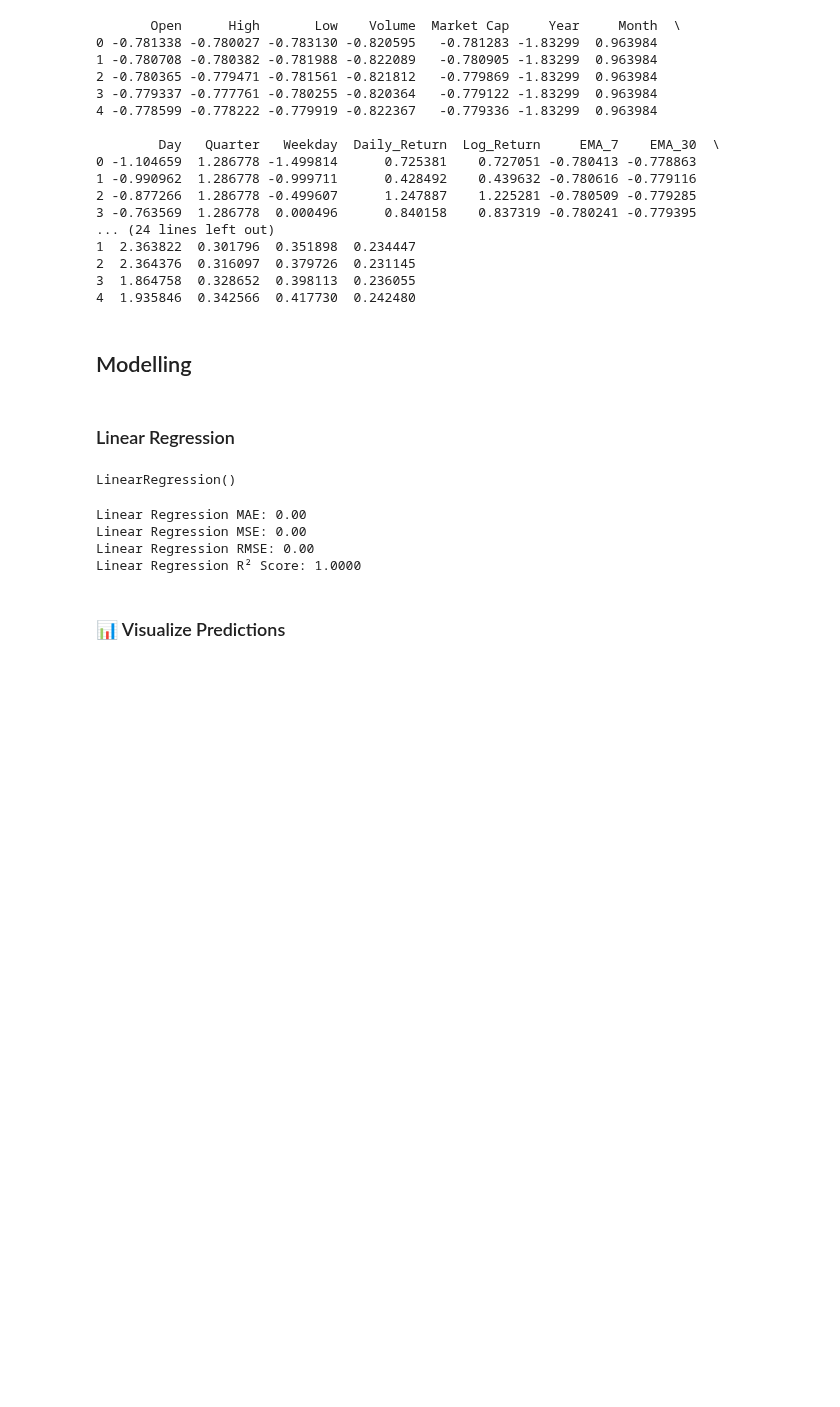
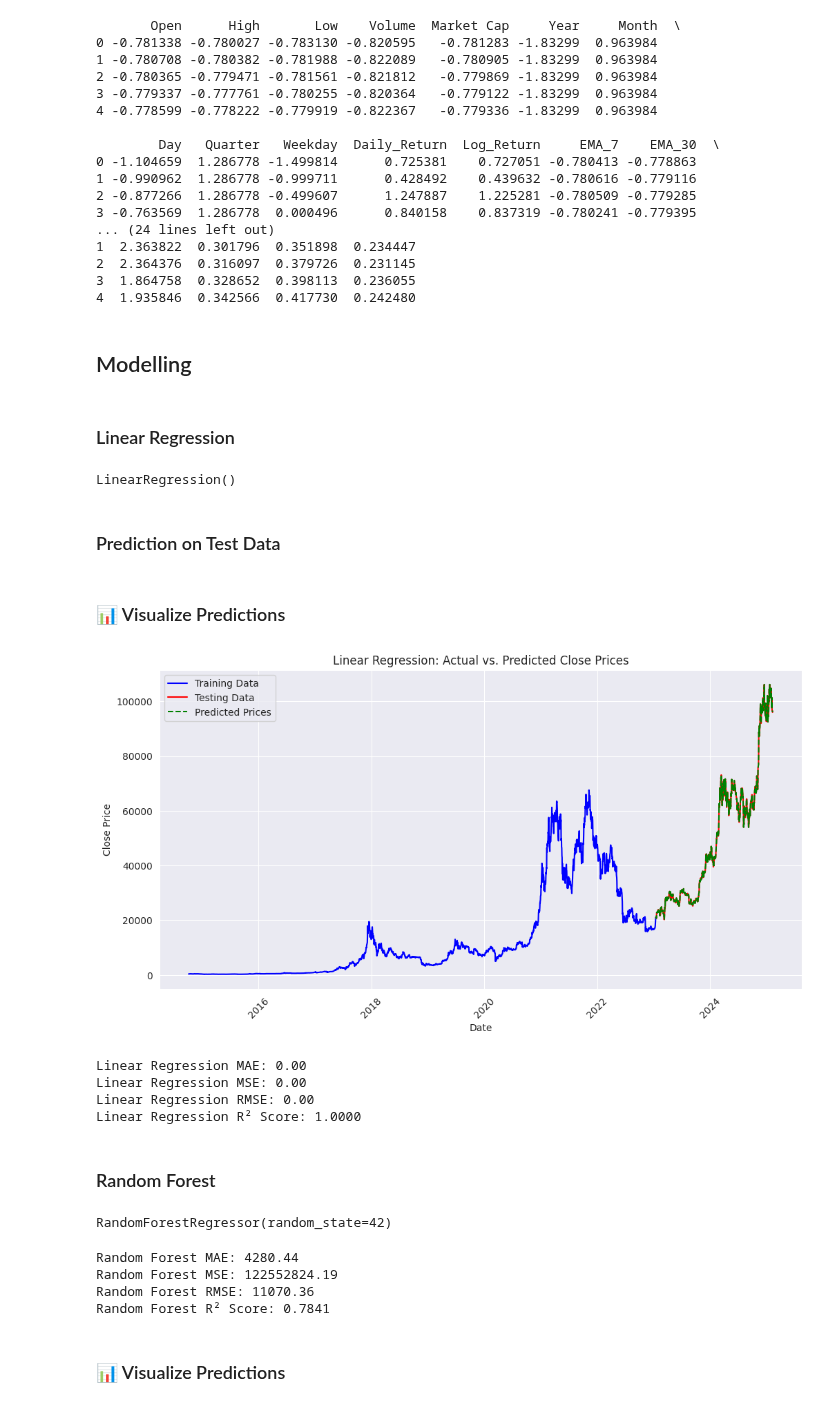
Before and after one commit to bonareri/Cryptocurrency-Price-Prediction-, a Jupyter notebook: Logistic_regression_Random_Forest.ipynb, the cells around one changed output. Drawn from its saved outputs; the diff is of its cells as text; code cells hidden in the pictures; blank space fills up the shorter version.

```diff
--- a/Logistic_regression_Random_Forest.ipynb
+++ b/Logistic_regression_Random_Forest.ipynb
@@ -175,7 +263,7 @@ y_test_lr = y_test
 # Initialize Linear Regression Model
 lr_model = LinearRegression()
 # %%
-# Train the model
-lr_model.fit(X_train_lr, y_train_lr)
+# Train the Linear Regression model
+lr_model.fit(X_train_scaled_df, y_train)
 # %% [output]
 LinearRegression()
@@ -185,3 +270,31 @@ y_pred_lr = lr_model.predict(X_test_lr)
+# %% [markdown]
+### Prediction on Test Data
+# %%
+y_pred_lr = lr_model.predict(X_test_scaled_df)
+# %% [markdown]
+### 📊 Visualize Predictions
+# %%
+plt.figure(figsize=(12, 6))
+
+# Plot Training Data
+plt.plot(train["Date"], train["Close"], label="Training Data", color="blue")
+
+# Plot Testing Data
+plt.plot(test["Date"], test["Close"], label="Testing Data", color="red")
+
+# Plot Predictions
+plt.plot(test["Date"], y_pred_lr, label="Predicted Prices", color="green", linestyle="dashed")
+
+# Labels and Title
+plt.xlabel("Date")
+plt.ylabel("Close Price")
+plt.title("Linear Regression: Actual vs. Predicted Close Prices")
+plt.xticks(rotation=45)
+plt.legend()
+plt.grid(True)
+plt.show()
+# %% [output]
+[figure, added]
 # %%
 # Model Evaluation
 mae_lr = mean_absolute_error(y_test_lr, y_pred_lr)  # Mean Absolute Error
@@ -199,3 +312,5 @@ Linear Regression MAE: 0.00
 Linear Regression MSE: 0.00
 Linear Regression RMSE: 0.00
 Linear Regression R² Score: 1.0000
+# %% [markdown]
+### Random Forest
@@ -201,0 +320,5 @@ Linear Regression R² Score: 1.0000
+# %%
+# Train on scaled data
+rf_model.fit(X_train_scaled_df, y_train)
+# %% [output]
+RandomForestRegressor(random_state=42)
@@ -202,2 +328,19 @@ Linear Regression R² Score: 1.0000
+# %%
+# Evaluate performance
+mae_rf = mean_absolute_error(y_test, y_pred_rf)
+mse_rf = mean_squared_error(y_test, y_pred_rf)
+rmse_rf = np.sqrt(mse_rf)
+r2_rf = r2_score(y_test, y_pred_rf)
+
+# Print results
+print(f"Random Forest MAE: {mae_rf:.2f}")
+print(f"Random Forest MSE: {mse_rf:.2f}")
+print(f"Random Forest RMSE: {rmse_rf:.2f}")
+print(f"Random Forest R² Score: {r2_rf:.4f}")
+# %% [output]
+Random Forest MAE: 4280.44
+Random Forest MSE: 122552824.19
+Random Forest RMSE: 11070.36
+Random Forest R² Score: 0.7841
 # %% [markdown]
 ### 📊 Visualize Predictions
```
Also changed, not shown: parts of 18 cells of this notebook.
